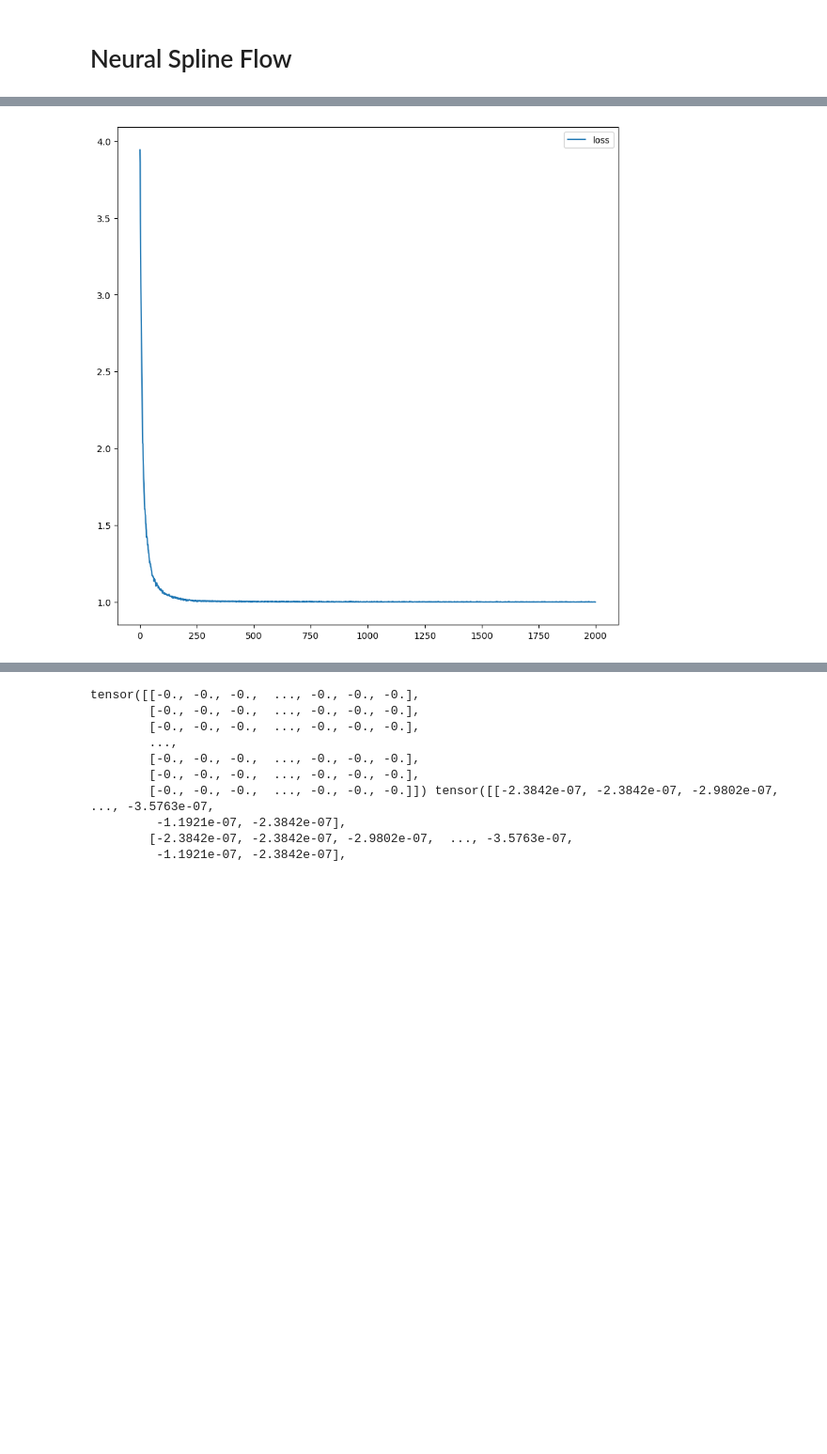
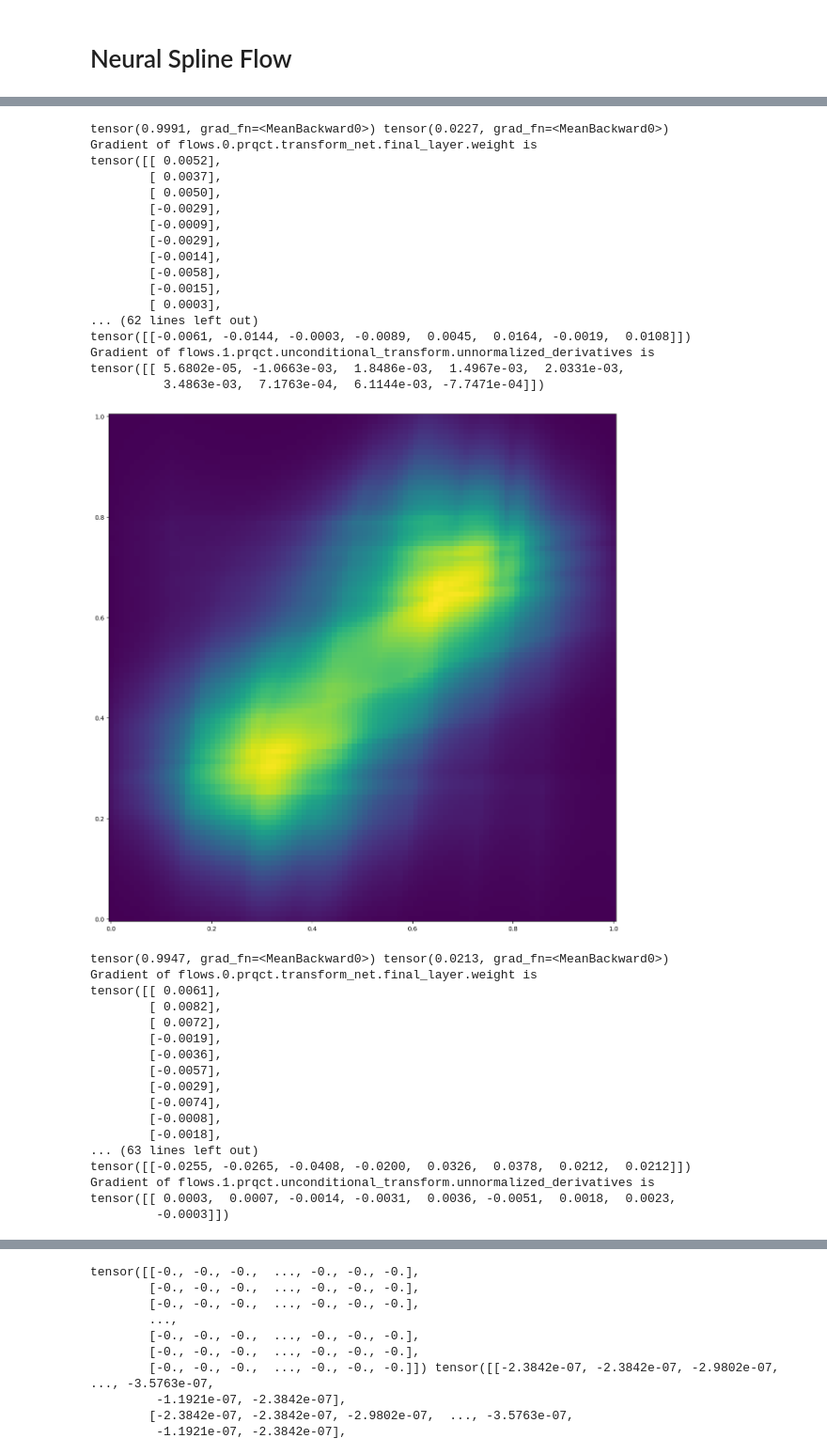
Before and after one commit to fsxbhyy/normalizing-flows, a Jupyter notebook: examples/neural_spline_flow.ipynb, the cells around one changed output, grey strips where cells are left out. Shown at 94% size. Cells and saved outputs as stored; diff of their text form; code cells hidden in the pictures; blank space fills up the shorter version.

```diff
--- a/examples/neural_spline_flow.ipynb
+++ b/examples/neural_spline_flow.ipynb
@@ -53,6 +14,6 @@ class Camel(nf.distributions.Target):
 # %%
 # Set up model
-target = Gauss()
+target = benchmark.Camel()
 # Define flows
 K = 2
 torch.manual_seed(0)
@@ -60,13 +21,19 @@ torch.manual_seed(0)
 latent_size = 2
 hidden_units = 4
 hidden_layers = 2
-
+masks = nf.utils.iflow_binary_masks(latent_size)
+for mask in masks[::-1]:
+    print(mask)
+# mask = nf.utils.masks.create_alternating_binary_mask(latent_size, even=True)
+# print(mask)
 flows = []
 #for i in range(K):
 #     flows += [nf.flows.CoupledRationalQuadraticSpline(latent_size, hidden_layers, hidden_units)]
 #     flows += [nf.flows.LULinearPermute(latent_size)]
-flows += [nf.flows.CoupledRationalQuadraticSpline(latent_size, hidden_layers, hidden_units)]
-flows += [nf.flows.CoupledRationalQuadraticSpline(latent_size, hidden_layers, hidden_units, reverse_mask=True)]
+#flows += [nf.flows.CoupledRationalQuadraticSpline(latent_size, hidden_layers, hidden_units)]
+#flows += [nf.flows.CoupledRationalQuadraticSpline(latent_size, hidden_layers, hidden_units, reverse_mask=True)]
+for mask in masks[::-1]:
+    flows += [nf.flows.CoupledRationalQuadraticSpline(latent_size, hidden_layers, hidden_units, mask=mask)]
 # Set base distribuiton
 q0 = nf.distributions.base.Uniform(2, 0.0, 1.0)
 
@@ -130,7 +100,7 @@ tensor([[2.9656e-05, 3.8078e-05, 4.8643e-05,  ..., 4.8643e-05, 3.8078e-05,
 # Train model
 max_iter = 2000
 num_samples = 10000
-show_iter = 1000
+show_iter = 500
 clip = 10.0
 
 loss_hist = np.array([])
@@ -226 +196,35 @@ tensor([[ 0.0002, -0.0011, -0.0002, -0.0024, -0.0070,  0.0011,  0.0002, -0.0009,
+tensor(0.9991, grad_fn=<MeanBackward0>) tensor(0.0227, grad_fn=<MeanBackward0>)
+Gradient of flows.0.prqct.transform_net.final_layer.weight is
+tensor([[ 0.0052],
+        [ 0.0037],
+        [ 0.0050],
+        [-0.0029],
+        [-0.0009],
+        [-0.0029],
+        [-0.0014],
+        [-0.0058],
+        [-0.0015],
+        [ 0.0003],
+... (62 lines left out)
+tensor([[-0.0061, -0.0144, -0.0003, -0.0089,  0.0045,  0.0164, -0.0019,  0.0108]])
+Gradient of flows.1.prqct.unconditional_transform.unnormalized_derivatives is
+tensor([[ 5.6802e-05, -1.0663e-03,  1.8486e-03,  1.4967e-03,  2.0331e-03,
+          3.4863e-03,  7.1763e-04,  6.1144e-03, -7.7471e-04]])
-[figure, old version]
+[figure, new version]
+tensor(0.9947, grad_fn=<MeanBackward0>) tensor(0.0213, grad_fn=<MeanBackward0>)
+Gradient of flows.0.prqct.transform_net.final_layer.weight is
+tensor([[ 0.0061],
+        [ 0.0082],
+        [ 0.0072],
+        [-0.0019],
+        [-0.0036],
+        [-0.0057],
+        [-0.0029],
+        [-0.0074],
+        [-0.0008],
+        [-0.0018],
+... (63 lines left out)
+tensor([[-0.0255, -0.0265, -0.0408, -0.0200,  0.0326,  0.0378,  0.0212,  0.0212]])
+Gradient of flows.1.prqct.unconditional_transform.unnormalized_derivatives is
+tensor([[ 0.0003,  0.0007, -0.0014, -0.0031,  0.0036, -0.0051,  0.0018,  0.0023,
+         -0.0003]])
```
Also changed, not shown: parts of 9 cells of this notebook, 5 other files.
